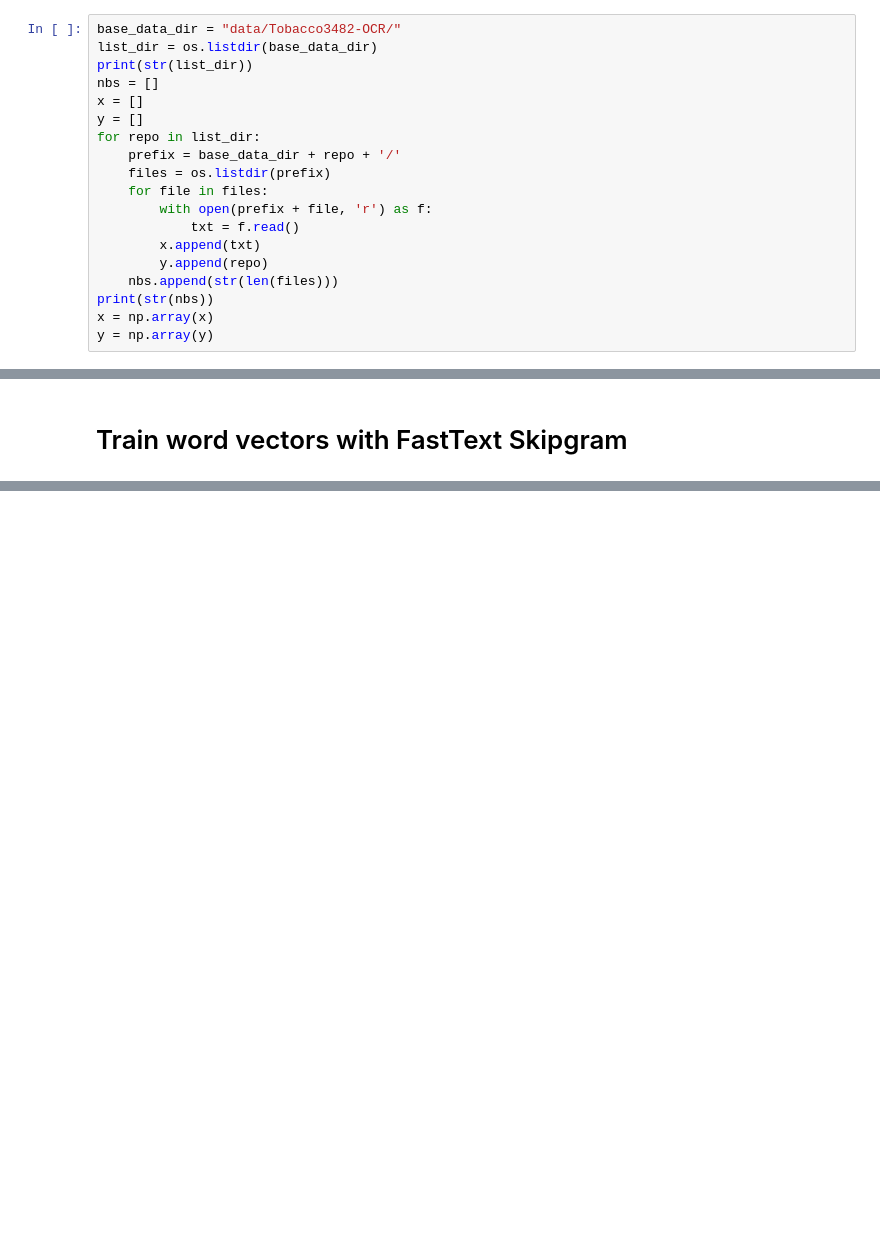
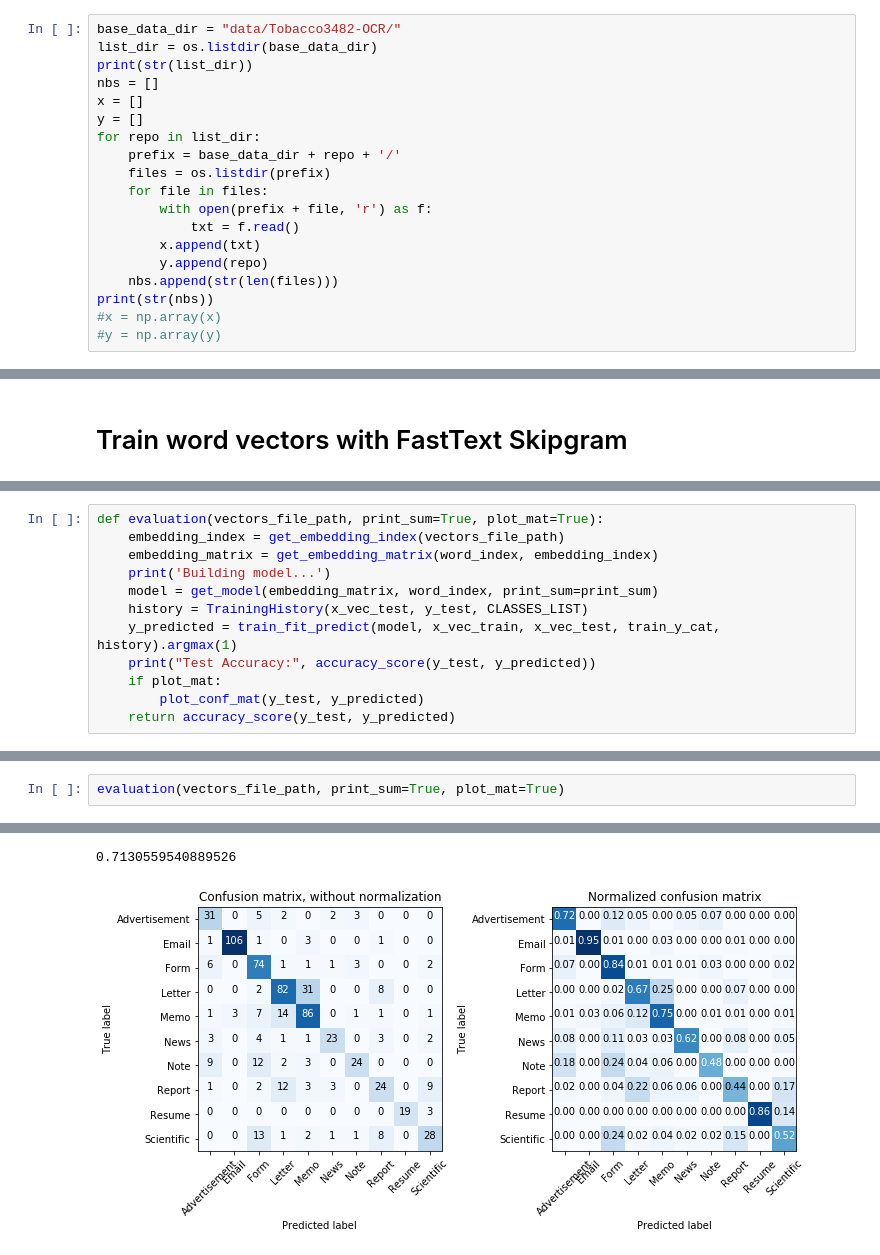
Before and after one commit to Rouen-NLP/final-lab-XUJitao, a Jupyter notebook: Final_Project.ipynb, the cells around one changed output, grey strips where cells are left out. Drawn from its saved outputs; the diff is of its cells as text; blank space fills up the shorter version.

```diff
--- a/Final_Project.ipynb
+++ b/Final_Project.ipynb
@@ -26,6 +35,6 @@ for repo in list_dir:
         y.append(repo)
     nbs.append(str(len(files)))
 print(str(nbs))
-x = np.array(x)
-y = np.array(y)
+#x = np.array(x)
+#y = np.array(y)
 # %% [output]
@@ -131,0 +219,12 @@ print(toc - tic)
+# %%
+def evaluation(vectors_file_path, print_sum=True, plot_mat=True):
+    embedding_index = get_embedding_index(vectors_file_path)
+    embedding_matrix = get_embedding_matrix(word_index, embedding_index)
+    print('Building model...')
+    model = get_model(embedding_matrix, word_index, print_sum=print_sum)
+    history = TrainingHistory(x_vec_test, y_test, CLASSES_LIST)
+    y_predicted = train_fit_predict(model, x_vec_train, x_vec_test, train_y_cat, history).argmax(1)
+    print("Test Accuracy:", accuracy_score(y_test, y_predicted))
+    if plot_mat:
+        plot_conf_mat(y_test, y_predicted)
+    return accuracy_score(y_test, y_predicted)
@@ -131,0 +304,3 @@ print(toc - tic)
+# %%
+evaluation(vectors_file_path, print_sum=True, plot_mat=True)
+# %% [output]
@@ -131,0 +324,2 @@ print(toc - tic)
+0.7130559540889526
+[figure, added]
```
Also changed, not shown: parts of 13 cells of this notebook.
